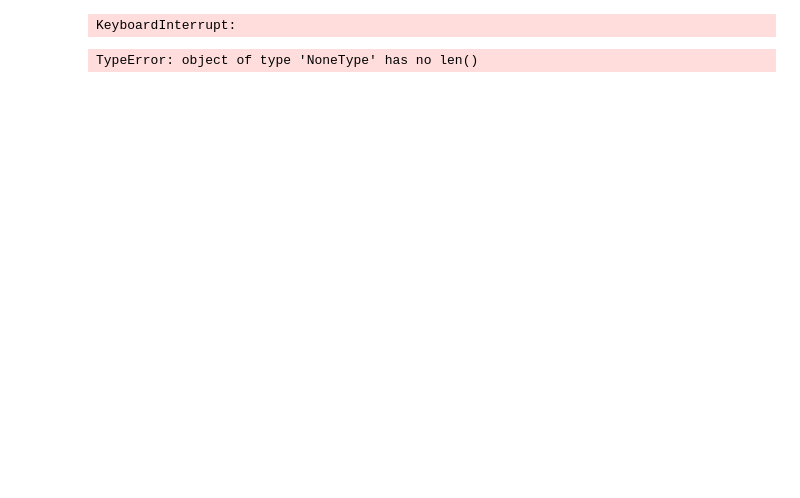
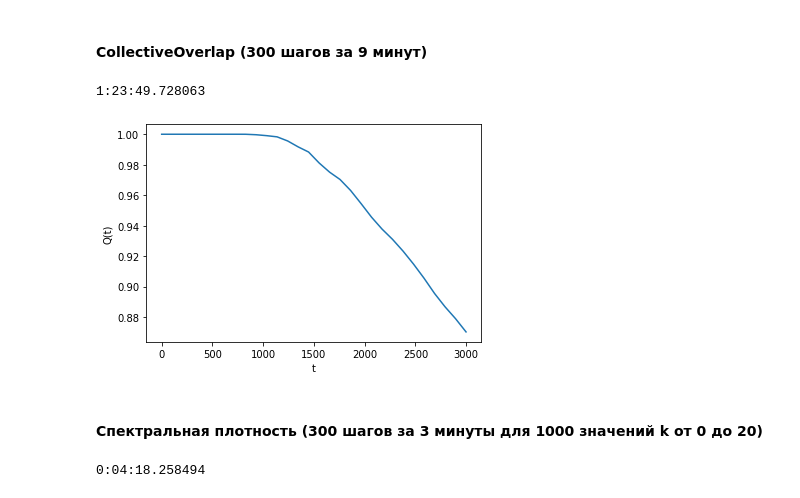
Before and after one commit to AlbertFarkhutdinov/molecular_dynamics, a Jupyter notebook: notebooks/atooms_tests.ipynb, the cells around one changed output. Cells and saved outputs as stored; diff of their text form; code cells hidden in the pictures; blank space fills up the shorter version.

```diff
--- a/notebooks/atooms_tests.ipynb
+++ b/notebooks/atooms_tests.ipynb
@@ -59,24 +116,31 @@ print(datetime.now() - start)
+# %% [markdown]
+#### CollectiveOverlap (300 шагов за 9 минут)
 # %%
 start = datetime.now()
 
-co = pp.CollectiveOverlap(trajectory, tgrid=msd.grid)
+co = pp.CollectiveOverlap(
+    trajectory,
+    tgrid=msd.grid,
+)
 co.do()
 plt.plot(co.grid, co.value)
 plt.xlabel(r"t");
 plt.ylabel(r"Q(t)");
 
 print(datetime.now() - start)
 # %% [output]
-KeyboardInterrupt:
+1:23:49.728063
+[figure, added]
-# %%
-start = datetime.now()
-
-skt = pp.S4ktOverlap(trajectory, tgrid=msd.grid)
-skt.do()
-plt.plot(skt.grid, skt.value)
-plt.xlabel(r"t");
-plt.ylabel(r"Q(t)");
-
-print(datetime.now() - start)
-# %% [output]
-TypeError: object of type 'NoneType' has no len()
+# %% [markdown]
+#### Спектральная плотность (300 шагов за 3 минуты для 1000 значений k от 0 до 20)
+# %%
+start = datetime.now()
+
+api.ik(
+    trajectory_filename,
+    **k_kwargs,
+)
+ik_grid, ik_value = get_grid_and_values(trajectory_filename, 'ik')
+print(datetime.now() - start)
+# %% [output]
+0:04:18.258494
```
Also changed, not shown: parts of 18 cells of this notebook, 29 other files.
